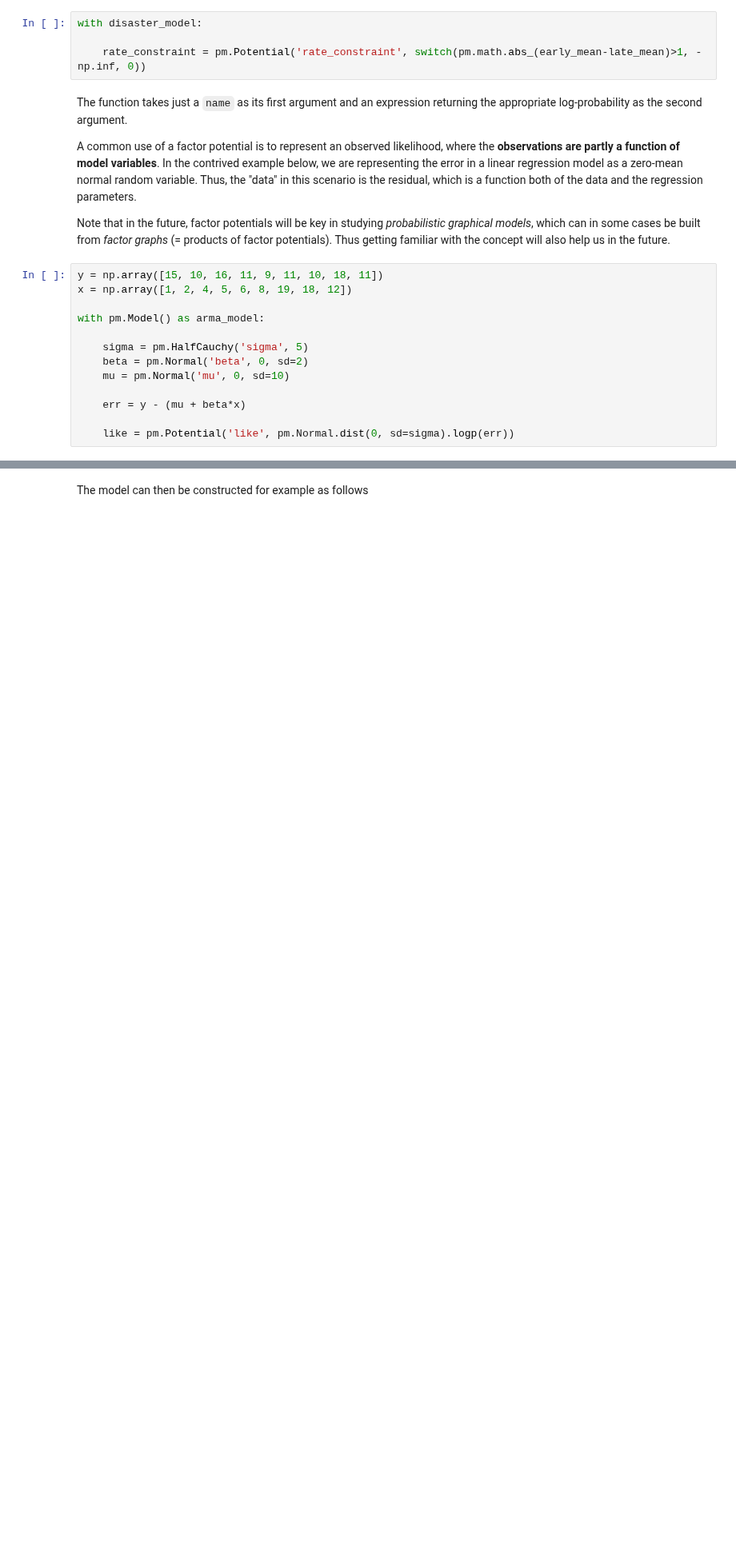
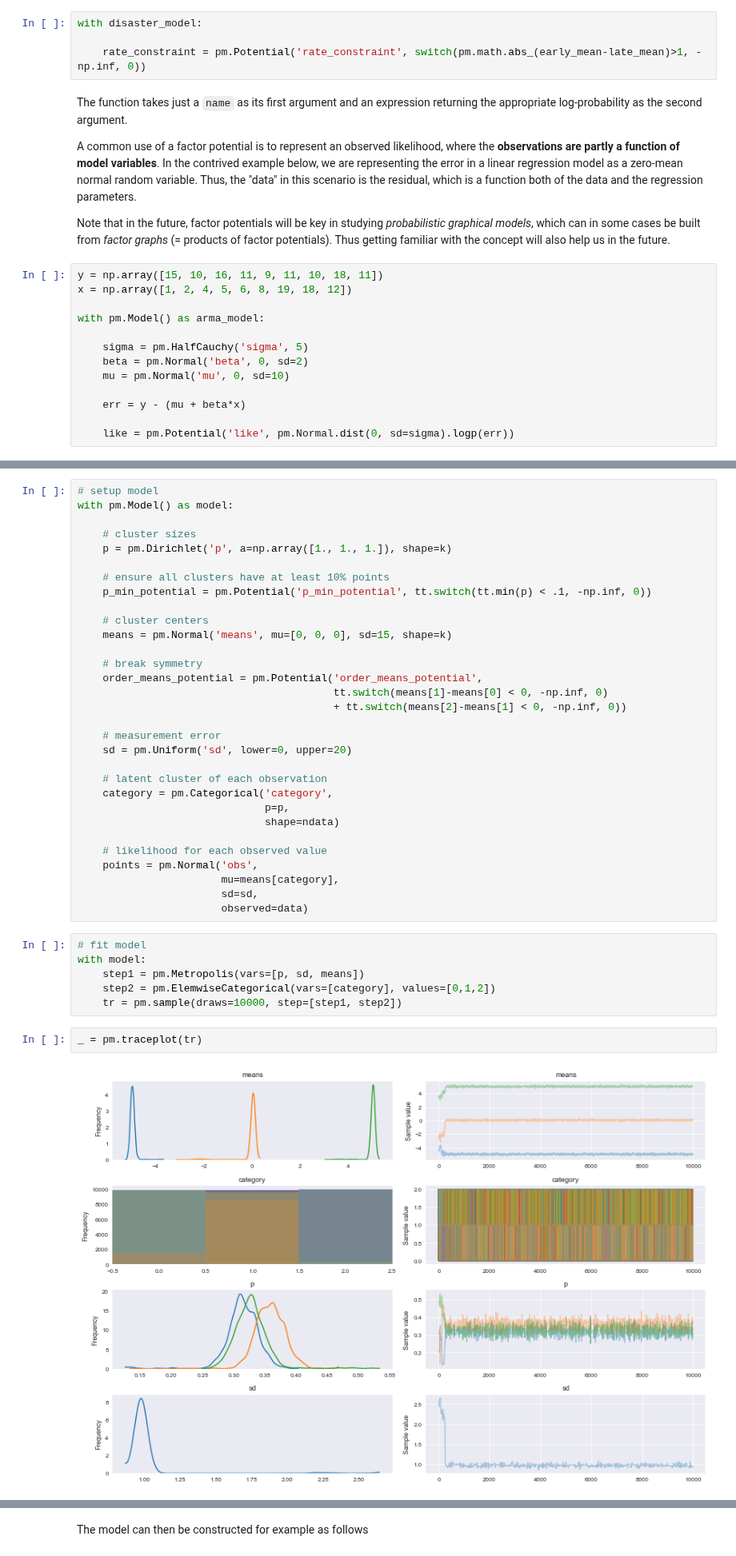
Before and after one commit to fonnesbeck/PyMC3_DataScienceLA, a Jupyter notebook: notebooks/2. Model Building with PyMC3.ipynb, the cells around one changed output, grey strips where cells are left out. Shown at 80% size. Saved outputs shown, nothing was run; the diff lists cells and outputs as text; blank space fills up the shorter version.

```diff
--- a/notebooks/2. Model Building with PyMC3.ipynb
+++ b/notebooks/2. Model Building with PyMC3.ipynb
@@ -279 +309,42 @@ with pm.Model() as arma_model:
+# %%
+# setup model
+with pm.Model() as model:
+
+    # cluster sizes
+    p = pm.Dirichlet('p', a=np.array([1., 1., 1.]), shape=k)
+
+    # ensure all clusters have at least 10% points
+    p_min_potential = pm.Potential('p_min_potential', tt.switch(tt.min(p) < .1, -np.inf, 0))
+
+    # cluster centers
+    means = pm.Normal('means', mu=[0, 0, 0], sd=15, shape=k)
+
+    # break symmetry
+    order_means_potential = pm.Potential('order_means_potential',
+                                         tt.switch(means[1]-means[0] < 0, -np.inf, 0)
+                                         + tt.switch(means[2]-means[1] < 0, -np.inf, 0))
+
+    # measurement error
+    sd = pm.Uniform('sd', lower=0, upper=20)
+
+    # latent cluster of each observation
+    category = pm.Categorical('category',
+                              p=p,
+                              shape=ndata)
+
+    # likelihood for each observed value
+    points = pm.Normal('obs',
+                       mu=means[category],
+                       sd=sd,
+                       observed=data)
+# %%
+# fit model
+with model:
+    step1 = pm.Metropolis(vars=[p, sd, means])
+    step2 = pm.ElemwiseCategorical(vars=[category], values=[0,1,2])
+    tr = pm.sample(draws=10000, step=[step1, step2])
+# %%
+_ = pm.traceplot(tr)
+# %% [output]
+[figure, added]
 # %% [markdown]
```
Also changed, not shown: parts of 16 cells of this notebook.
